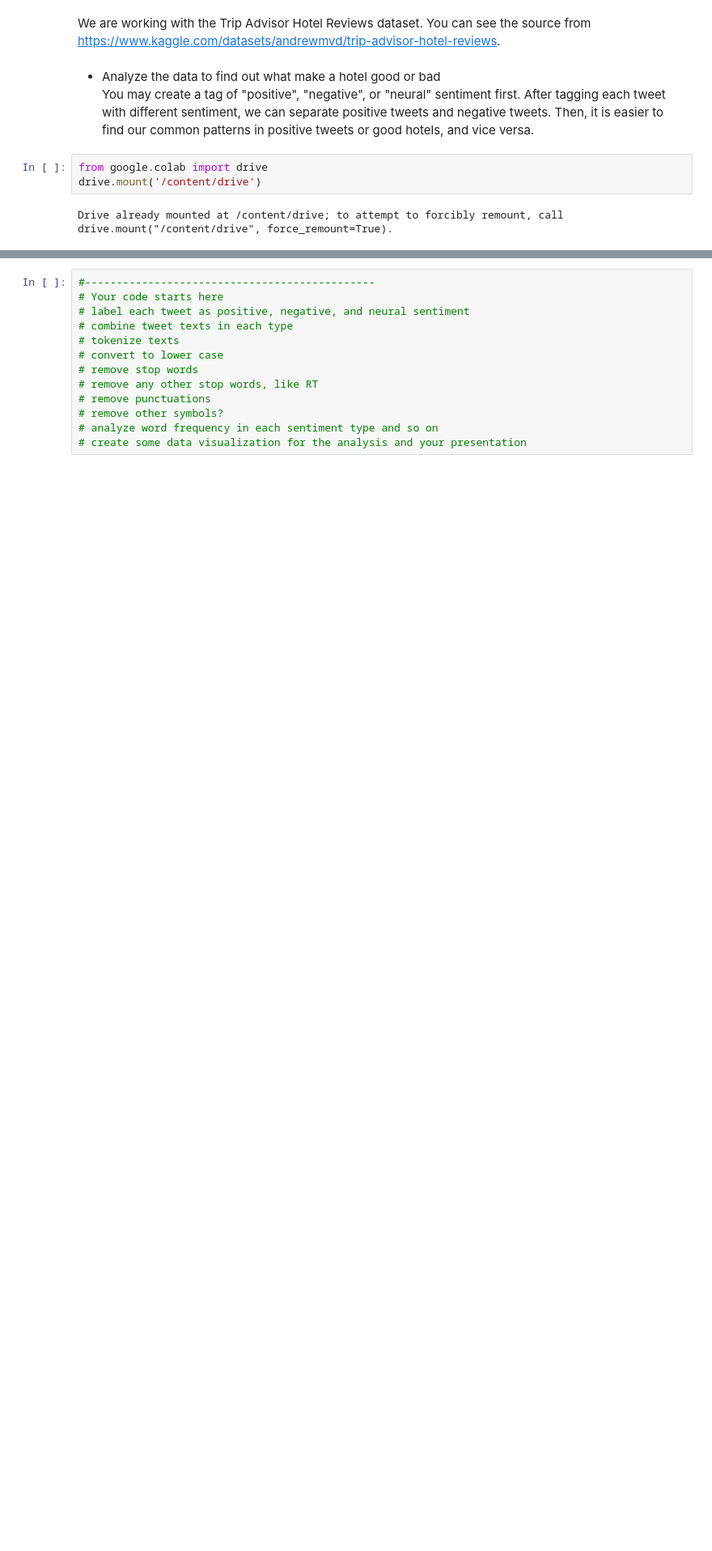
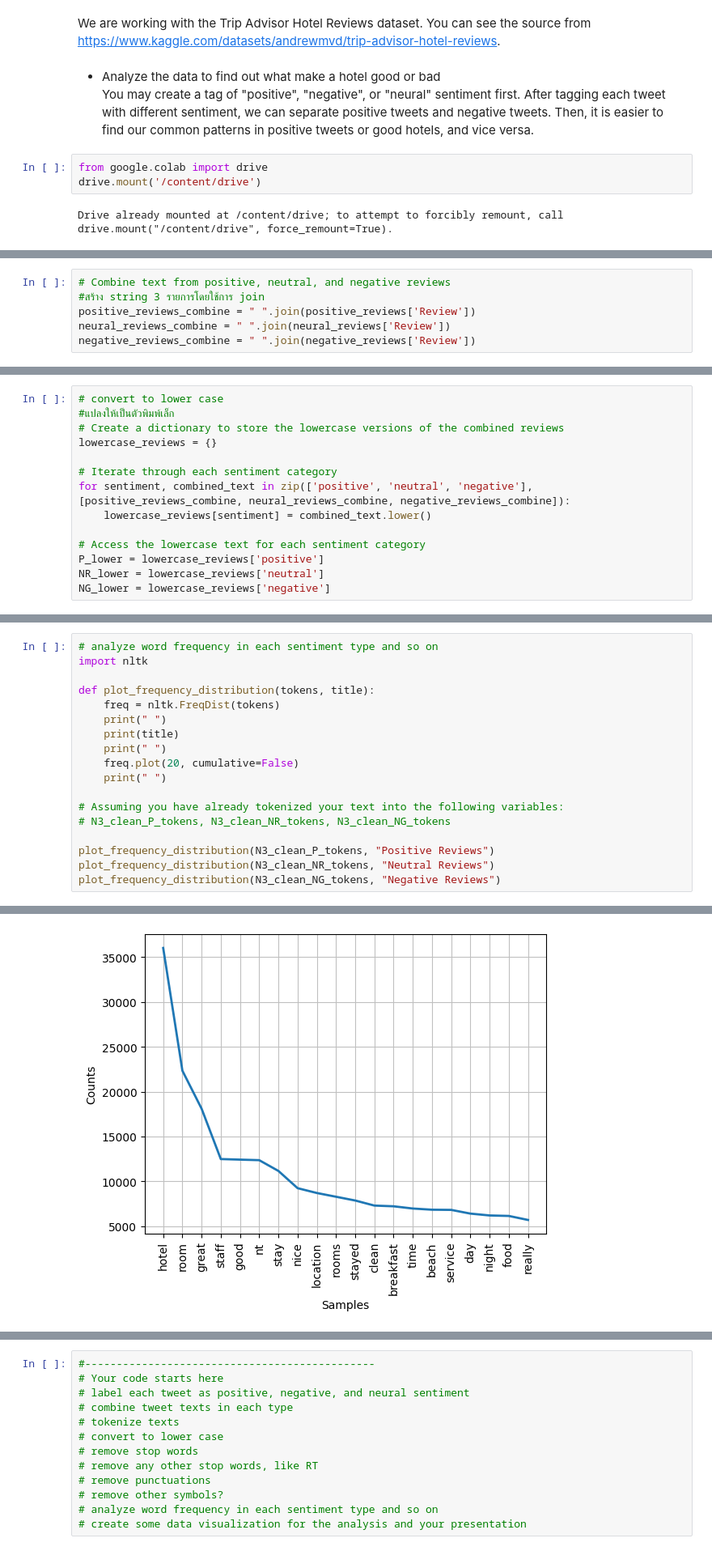
Before and after one commit to Sashimimeow/-SC_Data_Visualization, a Jupyter notebook: Project1_66.ipynb, the cells around one changed output, grey strips where cells are left out. Shown at 81% size. Cells and saved outputs as stored; diff of their text form; blank space fills up the shorter version.

```diff
--- a/Project1_66.ipynb
+++ b/Project1_66.ipynb
@@ -178,0 +258,6 @@ Your code starts here
+# %%
+# Combine text from positive, neutral, and negative reviews
+#สร้าง string 3 รายการโดยใช้การ join
+positive_reviews_combine = " ".join(positive_reviews['Review'])
+neural_reviews_combine = " ".join(neural_reviews['Review'])
+negative_reviews_combine = " ".join(negative_reviews['Review'])
@@ -178,0 +271,14 @@ Your code starts here
+# %%
+# convert to lower case
+#แปลงให้เป็นตัวพิมพ์เล็ก
+# Create a dictionary to store the lowercase versions of the combined reviews
+lowercase_reviews = {}
+
+# Iterate through each sentiment category
+for sentiment, combined_text in zip(['positive', 'neutral', 'negative'], [positive_reviews_combine, neural_reviews_combine, negative_reviews_combine]):
+    lowercase_reviews[sentiment] = combined_text.lower()
+
+# Access the lowercase text for each sentiment category
+P_lower = lowercase_reviews['positive']
+NR_lower = lowercase_reviews['neutral']
+NG_lower = lowercase_reviews['negative']
@@ -178,0 +413,19 @@ Your code starts here
+# %%
+# analyze word frequency in each sentiment type and so on
+import nltk
+
+def plot_frequency_distribution(tokens, title):
+    freq = nltk.FreqDist(tokens)
+    print(" ")
+    print(title)
+    print(" ")
+    freq.plot(20, cumulative=False)
+    print(" ")
+
+# Assuming you have already tokenized your text into the following variables:
+# N3_clean_P_tokens, N3_clean_NR_tokens, N3_clean_NG_tokens
+
+plot_frequency_distribution(N3_clean_P_tokens, "Positive Reviews")
+plot_frequency_distribution(N3_clean_NR_tokens, "Neutral Reviews")
+plot_frequency_distribution(N3_clean_NG_tokens, "Negative Reviews")
+# %% [output]
@@ -178,0 +433 @@ Your code starts here
+[figure, added]
```
Also changed, not shown: parts of 42 cells of this notebook.
